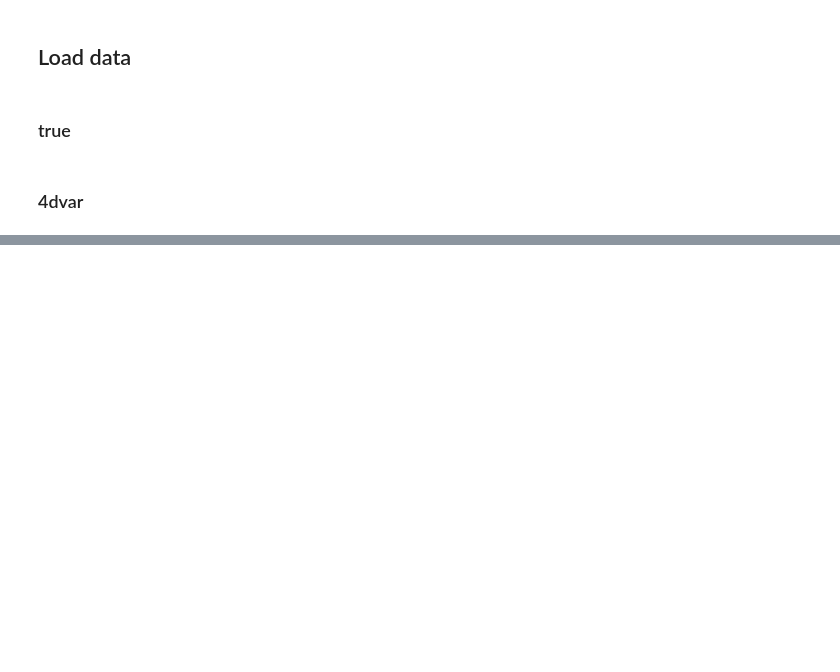
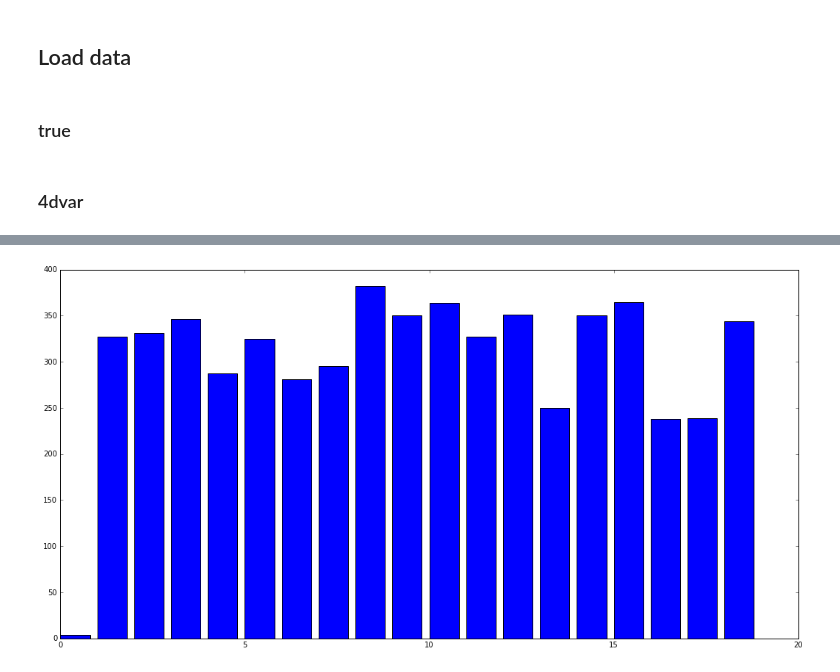
Before and after one commit to brajard/shalw, a Jupyter notebook: test_4dvar.ipynb, the cells around one changed output, grey strips where cells are left out. Saved outputs shown, nothing was run; the diff lists cells and outputs as text; code cells hidden in the pictures; blank space fills up the shorter version.

```diff
--- a/test_4dvar.ipynb
+++ b/test_4dvar.ipynb
@@ -80,0 +130,17 @@ print cost
+# %%
+#vector xtrue
+t=-1
+xt = hfilt[t,:,:].ravel()
+xa = hfila[t,:,:].ravel()
+xb = hfilb[t,:,:].ravel()
+
+#percentiles
+q = range(0,100,5)
+vt = rankdiag(q,xt,xt)
+va = rankdiag(q,xt,xa)
+vb = rankdiag(q,xt,xb)
+# %%
+plt.bar(range(len(q)-1),va)
+plt.show()
+# %% [output]
+[figure, added]
```
Also changed, not shown: parts of 8 cells of this notebook.
